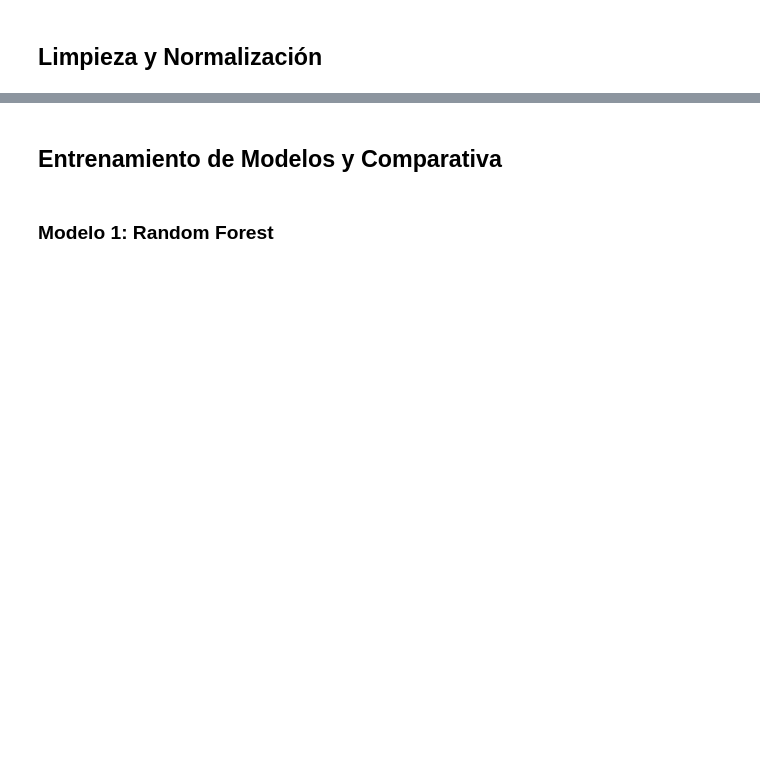
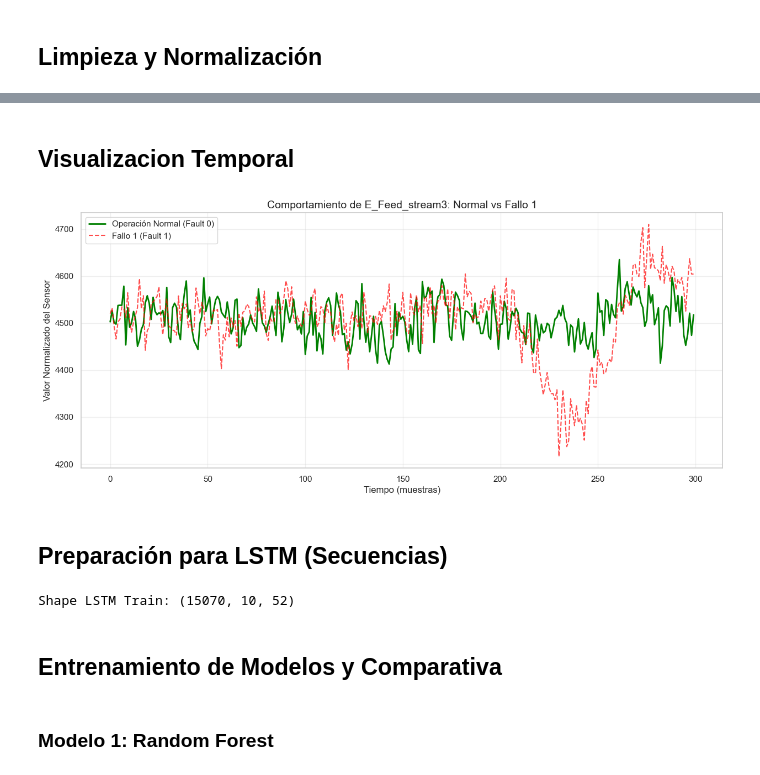
Before and after one commit to ZaloaFernandezSoto/ProyectoFinal_Grupo03, a Jupyter notebook: 1 PreparacionDatos/eda.ipynb, the cells around one changed output, grey strips where cells are left out. Drawn from its saved outputs; the diff is of its cells as text; code cells hidden in the pictures; blank space fills up the shorter version.

```diff
--- a/1 PreparacionDatos/eda.ipynb
+++ b/1 PreparacionDatos/eda.ipynb
@@ -370,3 +169,50 @@ Shape para LSTM (Train): (10122, 10, 52)
+# %% [markdown]
+## Visualizacion Temporal
+# %%
+# Tomamos la variable más importante del análisis anterior
+top_feature = feature_imp_df.iloc[0]['Feature']
+
+plt.figure(figsize=(15, 6))
+
+# 1. Tramo de operación Normal
+normal_data = df_test[df_test['fault'] == 0][top_feature].values[:300]
+plt.plot(normal_data, label='Operación Normal (Fault 0)', color='green', linewidth=2)
+
+# 2. Tramo de un Fallo (ej: Fallo 1)
+fault_data = df_test[df_test['fault'] == 1][top_feature].values[:300]
+plt.plot(fault_data, label='Fallo 1 (Fault 1)', color='red', linestyle='--', alpha=0.7)
+
+plt.title(f'Comportamiento de {top_feature}: Normal vs Fallo 1', fontsize=14)
+plt.xlabel('Tiempo (muestras)')
+plt.ylabel('Valor Normalizado del Sensor')
+plt.legend()
+plt.grid(True, alpha=0.3)
+plt.show()
+# %% [output]
+[figure, added]
+# %% [markdown]
+## Preparación para LSTM (Secuencias)
+# %%
+def create_sequences(X, y, time_steps=10):
+    Xs, ys = [], []
+    for i in range(len(X) - time_steps):
+        Xs.append(X[i:(i + time_steps)])
+        ys.append(y[i + time_steps])
+    return np.array(Xs), np.array(ys)
+
+TIME_STEPS = 10
+
+X_train_lstm, y_train_lstm = create_sequences(X_train_scaled, y_train.values, TIME_STEPS)
+X_test_lstm, y_test_lstm = create_sequences(X_test_scaled, y_test.values, TIME_STEPS)
+
+# One-hot encoding
+num_classes = len(np.unique(y_train))
+y_train_lstm_cat = to_categorical(y_train_lstm, num_classes=num_classes)
+y_test_lstm_cat = to_categorical(y_test_lstm, num_classes=num_classes)
+
+print("Shape LSTM Train:", X_train_lstm.shape)
+# %% [output]
+Shape LSTM Train: (15070, 10, 52)
 # %% [markdown]
 ## Entrenamiento de Modelos y Comparativa
 # %% [markdown]
```
Also changed, not shown: parts of 20 cells of this notebook, 48 other files.
